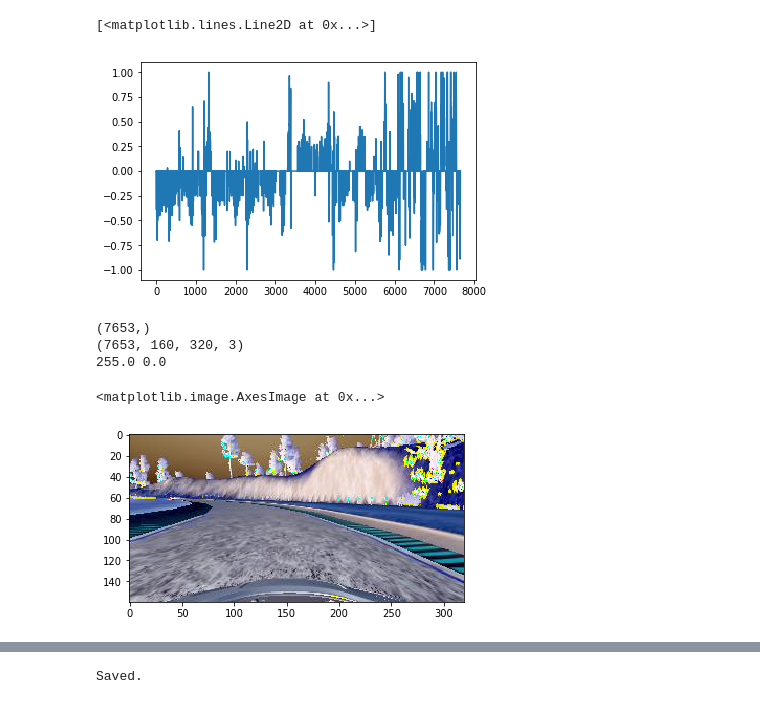
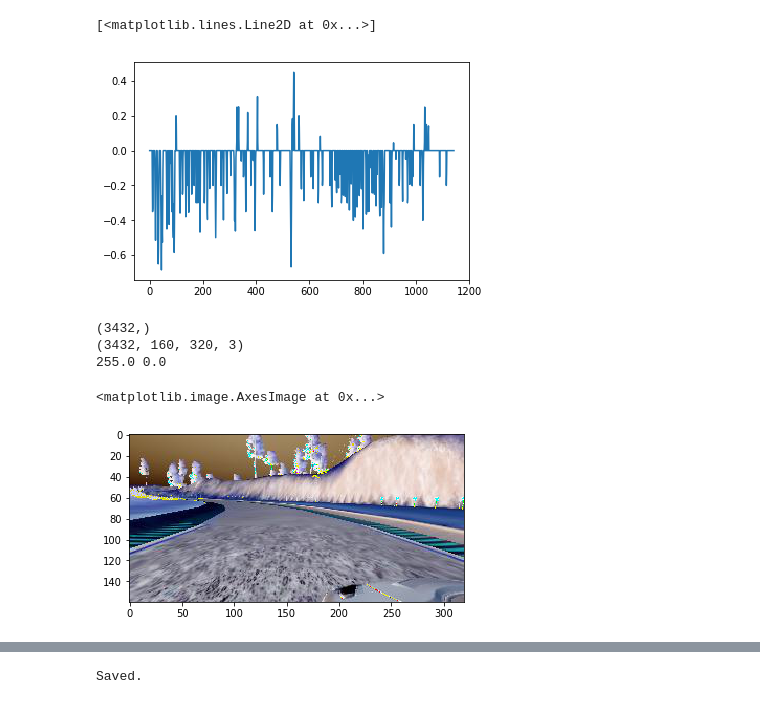
Before and after one commit to tempflip/CarND-Behavioral-Cloning-P3, a Jupyter notebook: generate_model.py.ipynb, the cells around one changed output, grey strips where cells are left out. Cells and saved outputs as stored; diff of their text form; code cells hidden in the pictures.

```diff
--- a/generate_model.py.ipynb
+++ b/generate_model.py.ipynb
@@ -1,49 +1,75 @@
 # %%
+onServer = False
+
 import csv
 import numpy as np
 import pandas as pd
 import matplotlib.pyplot as plt
 %matplotlib inline
 
-LOG_DIR = '/Users/tempflip/Desktop/rec/'
+LOG_DIR = '/Users/tempflip/Desktop/rec2/'
 SERVER_LOG_DIR = '/home/carnd/rec/'
 LOG_FILE  = 'driving_log.csv'
 log = []
 
-with open(SERVER_LOG_DIR + '/' + LOG_FILE, 'r') as f:
+if onServer : dr = SERVER_LOG_DIR
+else : dr = LOG_DIR
+
+with open(dr + '/' + LOG_FILE, 'r') as f:
     reader = csv.reader(f)
     log = pd.DataFrame([row for row in reader], columns=['CENTER',
                                                          'LEFT',
                                                          'RIGHT',
                                                          'STEERING',
                                                          'THROTTLE',
                                                          'BRAKE',
                                                          'SPEED'
                                                         ])
 
 #print(log[['CENTER', 'STEERING']])
 plt.plot(log['STEERING'])
 # %% [output]
 [<matplotlib.lines.Line2D at 0x...>]
-[figure, old version]
+[figure, new version]
 # %%
 from scipy import misc
 im_list = []
-for im_file in log['CENTER']:
-    im = misc.imread(im_file.replace(LOG_DIR, SERVER_LOG_DIR))
+steering_targets = []
+STEERING_ADJUST = 0.1
+
+for i in range(len(log['CENTER'].values)):
+    c, l, r = log[['CENTER', 'LEFT', 'RIGHT']].values[i]
+    if onServer :
+        c.replace(LOG_DIR, SERVER_LOG_DIR)
+        l.replace(LOG_DIR, SERVER_LOG_DIR)
+        r.replace(LOG_DIR, SERVER_LOG_DIR)
+
+    # center camera
+    im = misc.imread(c)
     im_list.append(im)
+    steering_targets.append(log['STEERING'].values[i])
+    # left camera
+    im = misc.imread(l)
+    im_list.append(im)
+    steering_targets.append(float(log['STEERING'].values[i]) + STEERING_ADJUST)
+    # right camera
+    # left camera
+    im = misc.imread(r)
+    im_list.append(im)
+    steering_targets.append(float(log['STEERING'].values[i]) - STEERING_ADJUST)
+
 im_list = np.array(im_list, dtype=np.float32)
+steering_targets = np.array(steering_targets, dtype=np.float32)
 
-
-steering_targets = np.array(log['STEERING'].values, dtype=np.float32)
+assert(steering_targets.shape[0] == im_list.shape[0])
 
 print (steering_targets.shape)
 print (im_list.shape)
 print (np.max(im_list), np.min(im_list))
-plt.imshow(im_list[11])
+plt.imshow(im_list[100])
 # %% [output]
-(7653,)
-(7653, 160, 320, 3)
+(3432,)
+(3432, 160, 320, 3)
 255.0 0.0
 <matplotlib.image.AxesImage at 0x...>
-[figure, old version]
+[figure, new version]
```
Also changed, not shown: parts of 7 cells of this notebook, 1 other file.
